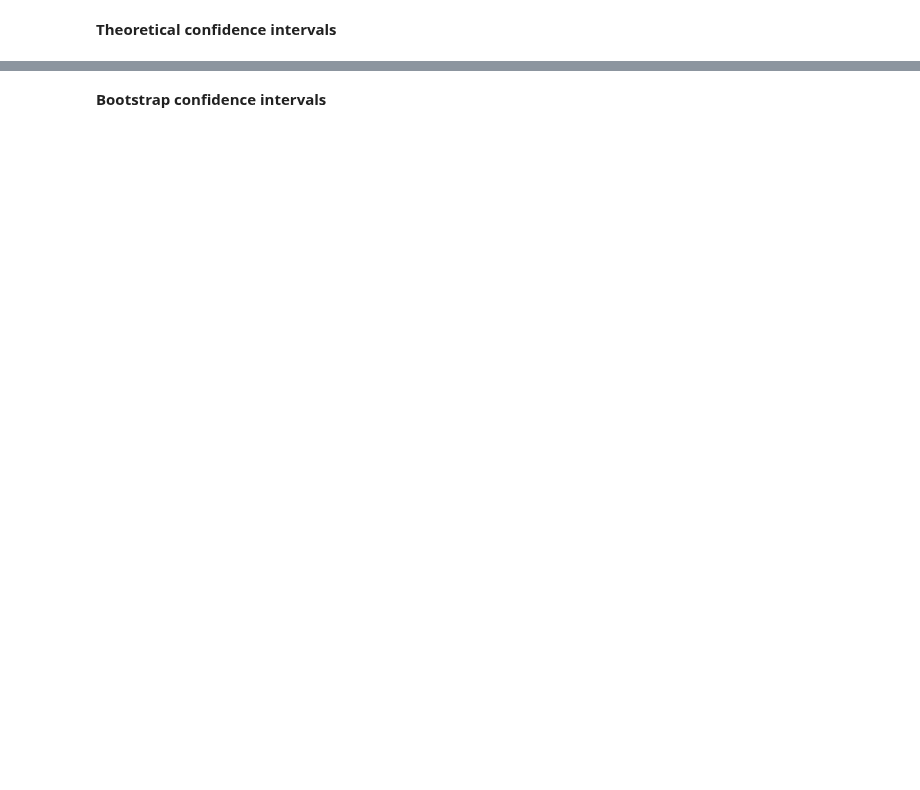
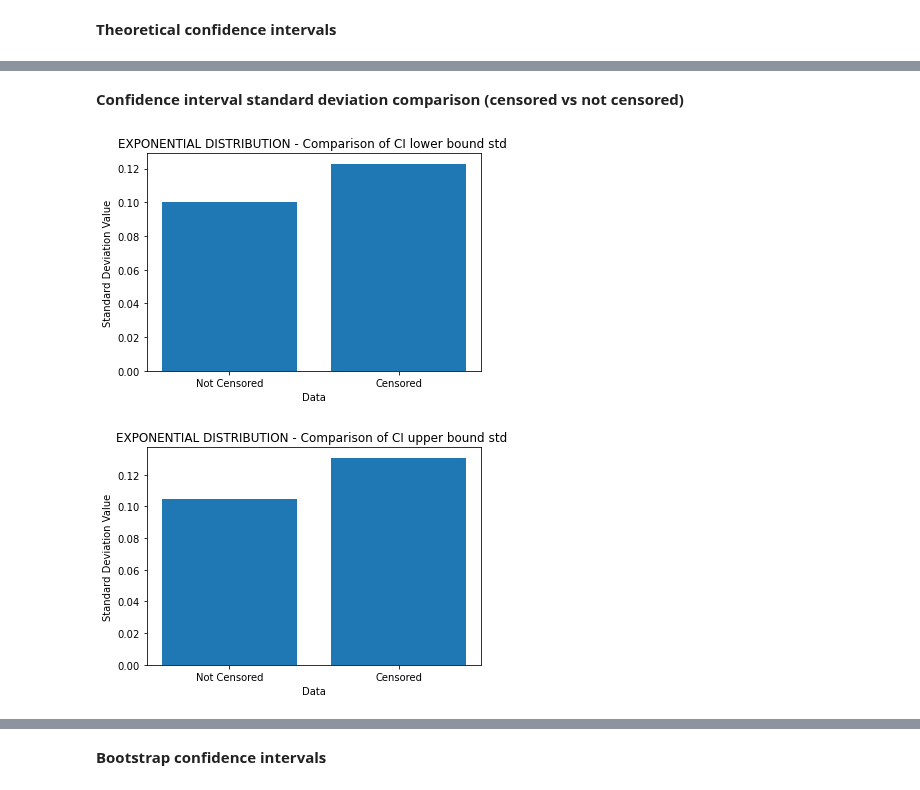
Before and after one commit to louizaaouaouche/Statistical-estimation-of-CLV, a Jupyter notebook: src/notebook.ipynb, the cells around one changed output, grey strips where cells are left out. Cells and saved outputs as stored; diff of their text form; code cells hidden in the pictures; blank space fills up the shorter version.

```diff
--- a/src/notebook.ipynb
+++ b/src/notebook.ipynb
@@ -458,3 +490,6 @@ CONFIDENCE LEVEL: 94.13%
+# %%
+std_lower_exp_nc = np.std(lower_exp_nc)
+std_upper_exp_nc = np.std(upper_exp_nc)
 # %% [markdown]
 ## Exponential (censored)
 # %% [markdown]
@@ -494,0 +530,11 @@ CONFIDENCE LEVEL: 95.14%
+# %%
+std_lower_exp_c = np.std(lower_exp_c)
+std_upper_exp_c = np.std(upper_exp_c)
+# %% [markdown]
+**Confidence interval standard deviation comparison (censored vs not censored)**
+# %%
+plot_bar_std(std_lower_exp_nc, std_lower_exp_c, 'EXPONENTIAL DISTRIBUTION - Comparison of CI lower bound std ')
+plot_bar_std(std_upper_exp_nc, std_upper_exp_c, 'EXPONENTIAL DISTRIBUTION - Comparison of CI upper bound std ')
+# %% [output]
+[figure, added]
+[figure, added]
```
Also changed, not shown: parts of 30 cells of this notebook.
